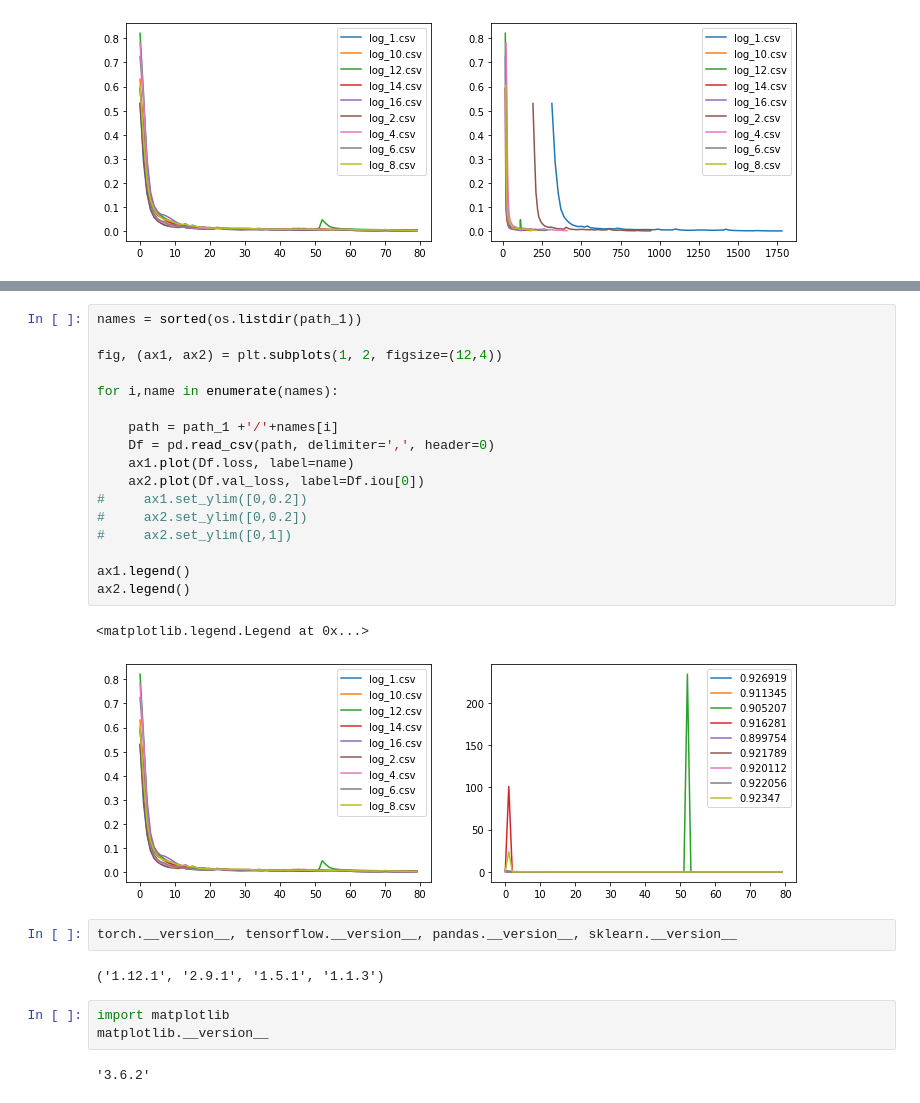
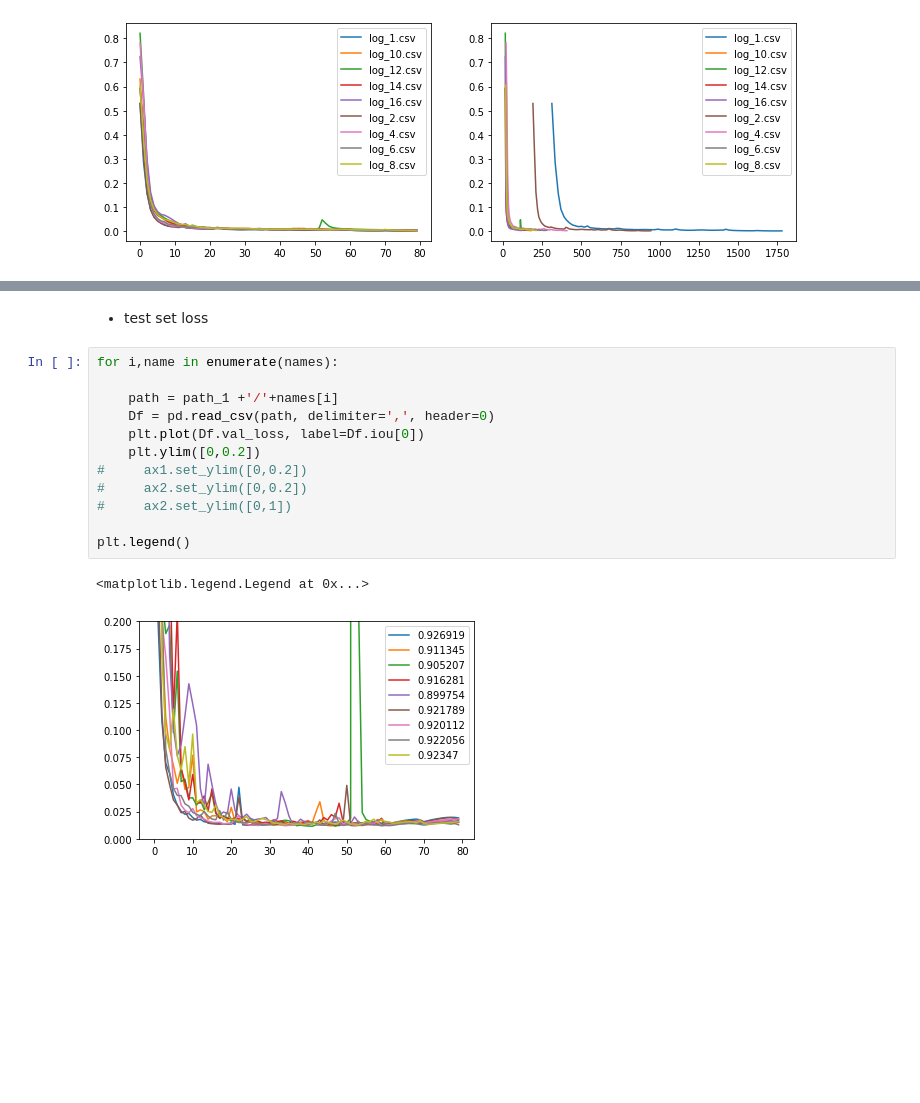
Before and after one commit to oekosheri/pytorch_unet_scaling, a Jupyter notebook: Notebooks/Loss_curves.ipynb, the cells around one changed output, grey strips where cells are left out. Saved outputs shown, nothing was run; the diff lists cells and outputs as text; blank space fills up the shorter version.

```diff
--- a/Notebooks/Loss_curves.ipynb
+++ b/Notebooks/Loss_curves.ipynb
@@ -61,30 +51,18 @@ ax2.legend()
 [figure]
+# %% [markdown]
+- test set loss
 # %%
-names = sorted(os.listdir(path_1))
-
-fig, (ax1, ax2) = plt.subplots(1, 2, figsize=(12,4))
-
 for i,name in enumerate(names):
 
     path = path_1 +'/'+names[i]
     Df = pd.read_csv(path, delimiter=',', header=0)
-    ax1.plot(Df.loss, label=name)
-    ax2.plot(Df.val_loss, label=Df.iou[0])
+    plt.plot(Df.val_loss, label=Df.iou[0])
+    plt.ylim([0,0.2])
 #     ax1.set_ylim([0,0.2])
 #     ax2.set_ylim([0,0.2])
 #     ax2.set_ylim([0,1])
 
-ax1.legend()
-ax2.legend()
+plt.legend()
 # %% [output]
 <matplotlib.legend.Legend at 0x...>
-[figure, old version]
+[figure, new version]
-# %%
-torch.__version__, tensorflow.__version__, pandas.__version__, sklearn.__version__
-# %% [output]
-('1.12.1', '2.9.1', '1.5.1', '1.1.3')
-# %%
-import matplotlib
-matplotlib.__version__
-# %% [output]
-'3.6.2'
```
Also changed, not shown: parts of 3 cells of this notebook.
